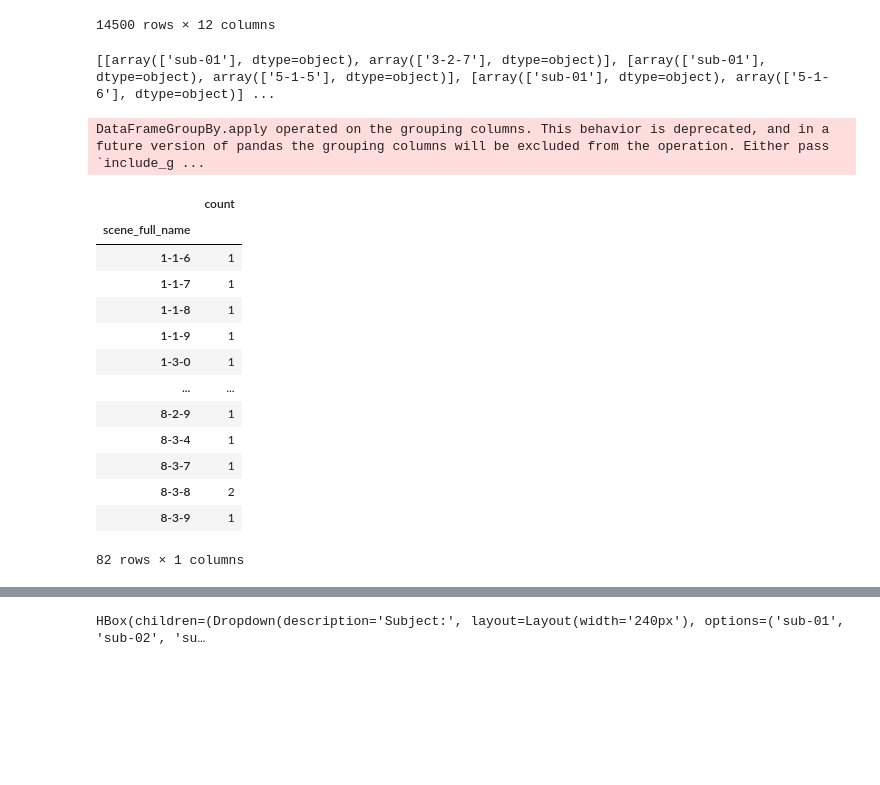
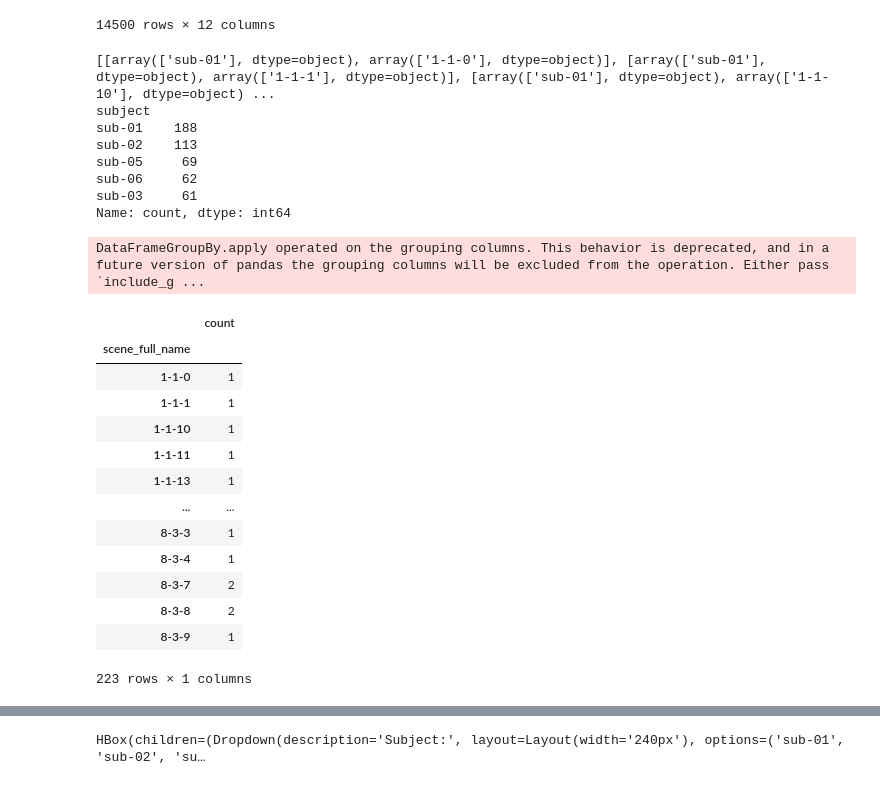
Before and after one commit to HugoDelhaye/select_scene, a Jupyter notebook: notebook/select_scene.ipynb, the cells around one changed output, grey strips where cells are left out. Cells and saved outputs as stored; diff of their text form; code cells hidden in the pictures; blank space fills up the shorter version.

Commit message:
update the filter in select_scene.ipynb

```diff
--- a/notebook/select_scene.ipynb
+++ b/notebook/select_scene.ipynb
@@ -73,44 +74,62 @@ fig.update_yaxes( dtick=5)
 fig.update_layout(width=700, height=612)
 fig.show()
 # %%
-
 scene_preselected = []
 
-df_human.groupby(['subject', 'scene_full_name']).apply(
-    lambda x: scene_preselected.append([x.subject.unique()
-                                        , x.scene_full_name.unique()]) if (x.count_phase >= 10).all() & (x.count_phase <= 25).all()
-    else None
-)
+def filter_function(x, n):
+    # Separate the two phases
+    discovery = x[x['phase'] == 'discovery']
+    practice = x[x['phase'] == 'practice']
 
+    # Check conditions:
+    # - Discovery: min 10, max 25 rows
+    # - Practice: min 10 rows, no maximum
+
+    discovery_valid = (len(discovery) > 0) and (discovery['count_phase'] >= 10).all() and (discovery['count_phase'] <= 25).all()
+    practice_valid = (len(practice) > 0) and (practice['count_phase'] >= 10).all()
+
+    if discovery_valid & practice_valid:
+        scene_preselected.append([x.subject.unique(), x.scene_full_name.unique()])
+
+    return None
+
+df_human.groupby(['subject', 'scene_full_name']).apply(filter_function, n=10)
+print(scene_preselected)
+# Convert to DataFrame
 rows = []
-print(scene_preselected)
 for sub_arr, scene_arr in scene_preselected:
     rows.append({
         "subject": sub_arr[0],
         "scene_full_name": scene_arr[0]
     })
 
 df_prefilter_hum = pd.DataFrame(rows)
-#print(df_prefilter_hum['subject'].value_counts())
-#df_prefilter_hum
+print(df_prefilter_hum['subject'].value_counts())
 pd.DataFrame(df_prefilter_hum['scene_full_name'].value_counts()).sort_values(by='scene_full_name')
 # %% [output]
-[[array(['sub-01'], dtype=object), array(['3-2-7'], dtype=object)], [array(['sub-01'], dtype=object), array(['5-1-5'], dtype=object)], [array(['sub-01'], dtype=object), array(['5-1-6'], dtype=object)] ...
+[[array(['sub-01'], dtype=object), array(['1-1-0'], dtype=object)], [array(['sub-01'], dtype=object), array(['1-1-1'], dtype=object)], [array(['sub-01'], dtype=object), array(['1-1-10'], dtype=object) ...
+subject
+sub-01    188
+sub-02    113
+sub-05     69
+sub-06     62
+sub-03     61
+Name: count, dtype: int64
 DataFrameGroupBy.apply operated on the grouping columns. This behavior is deprecated, and in a future version of pandas the grouping columns will be excluded from the operation. Either pass `include_g ...
 |  | count |
 | scene_full_name |  |
-| 1-1-6 | 1 |
-| 1-1-7 | 1 |
-| 1-1-8 | 1 |
-| 1-1-9 | 1 |
-| 1-3-0 | 1 |
+| 1-1-0 | 1 |
+| 1-1-1 | 1 |
+| 1-1-10 | 1 |
+| 1-1-11 | 1 |
+| 1-1-13 | 1 |
 | ... | ... |
-| 8-2-9 | 1 |
+| 8-3-3 | 1 |
 | 8-3-4 | 1 |
-| 8-3-7 | 1 |
+| 8-3-7 | 2 |
 | 8-3-8 | 2 |
 | 8-3-9 | 1 |
-82 rows × 1 columns
+223 rows × 1 columns
 # %%
 df_prefilter_imi = df_prefilter_hum.copy()
 df_prefilter_imi['subject'] = 'im-'+df_prefilter_imi['subject']
```
Also changed, not shown: parts of 7 cells of this notebook, 5 other files.
